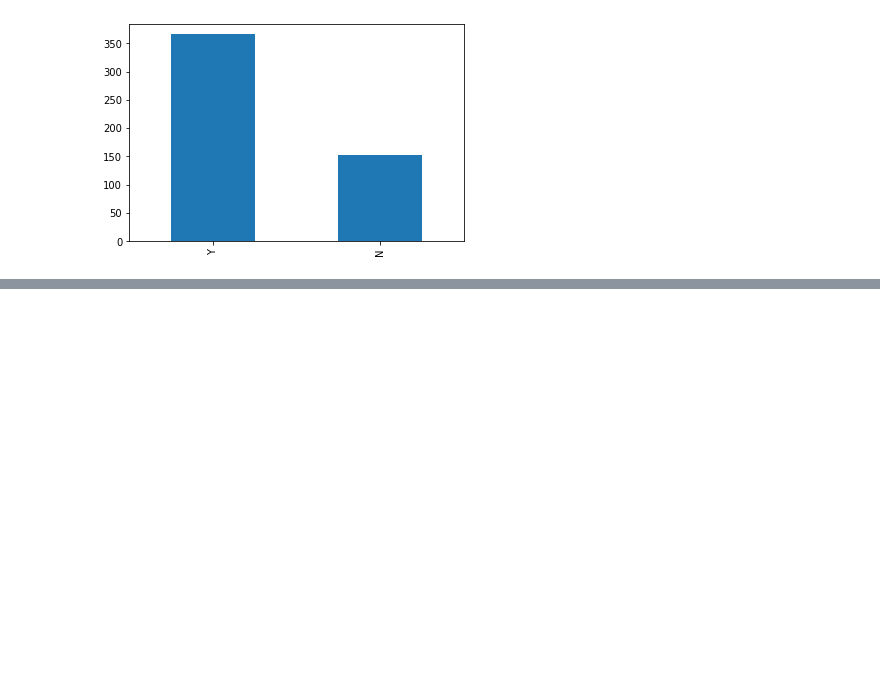
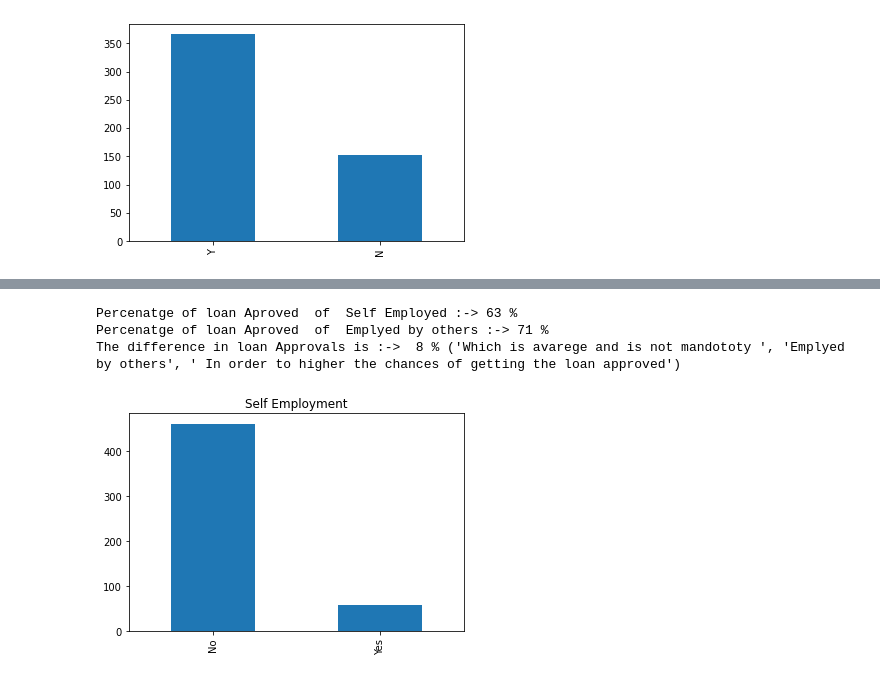
Before and after one commit to nzangi/Machine-Learning-Projects, a Jupyter notebook: Loan prediction/Loan_Prediction.ipynb, the cells around one changed output, grey strips where cells are left out. Saved outputs shown, nothing was run; the diff lists cells and outputs as text; code cells hidden in the pictures; blank space fills up the shorter version.

```diff
--- a/Loan prediction/Loan_Prediction.ipynb
+++ b/Loan prediction/Loan_Prediction.ipynb
@@ -267,0 +279,7 @@ TypeError: ignored
+# %%
+difference_plotter(2,'Self_Employed','Self Employment',['Self Employed','Emplyed by others'],['Yes','No'])
+# %% [output]
+Percenatge of loan Aproved  of  Self Employed :-> 63 %
+Percenatge of loan Aproved  of  Emplyed by others :-> 71 %
+The difference in loan Approvals is :->  8 % ('Which is avarege and is not mandototy ', 'Emplyed by others', ' In order to higher the chances of getting the loan approved')
+[figure, added]
```
Also changed, not shown: parts of 12 cells of this notebook.
